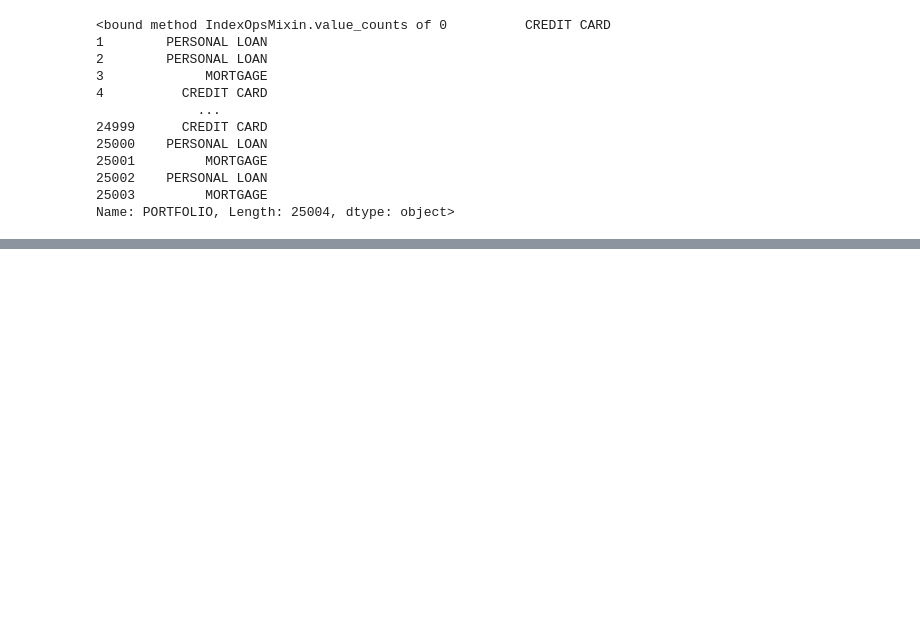
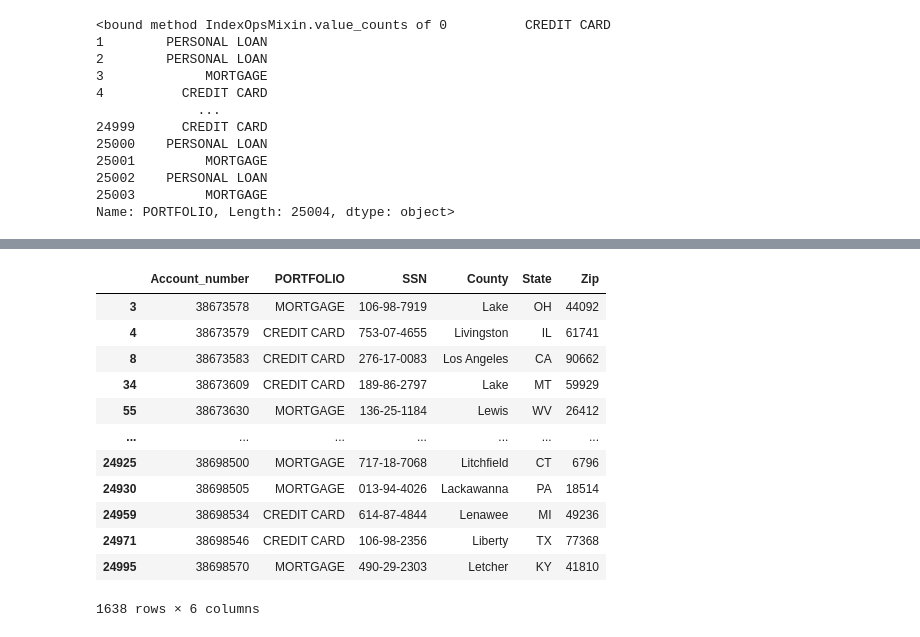
Before and after one commit to rramanswain2001/Python-code, a Jupyter notebook: data analysis with pandas.ipynb, the cells around one changed output, grey strips where cells are left out. Saved outputs shown, nothing was run; the diff lists cells and outputs as text; code cells hidden in the pictures; blank space fills up the shorter version.

```diff
--- a/data analysis with pandas.ipynb
+++ b/data analysis with pandas.ipynb
@@ -1240,0 +1265,20 @@ Name: PORTFOLIO, Length: 25004, dtype: object>
+# %%
+# SPECIAL OPERATOR(LIKE,BETWEEN,AND)
+
+list_vars=['Account_number','PORTFOLIO','SSN','County','State','Zip']
+med_2026_v5=med_2026[list_vars][med_2026['County'].str.startswith('L',na=False)]
+med_2026_v5
+# %% [output]
+|  | Account_number | PORTFOLIO | SSN | County | State | Zip |
+| 3 | 38673578 | MORTGAGE | 106-98-7919 | Lake | OH | 44092 |
+| 4 | 38673579 | CREDIT CARD | 753-07-4655 | Livingston | IL | 61741 |
+| 8 | 38673583 | CREDIT CARD | 276-17-0083 | Los Angeles | CA | 90662 |
+| 34 | 38673609 | CREDIT CARD | 189-86-2797 | Lake | MT | 59929 |
+| 55 | 38673630 | MORTGAGE | 136-25-1184 | Lewis | WV | 26412 |
+| ... | ... | ... | ... | ... | ... | ... |
+| 24925 | 38698500 | MORTGAGE | 717-18-7068 | Litchfield | CT | 6796 |
+| 24930 | 38698505 | MORTGAGE | 013-94-4026 | Lackawanna | PA | 18514 |
+| 24959 | 38698534 | CREDIT CARD | 614-87-4844 | Lenawee | MI | 49236 |
+| 24971 | 38698546 | CREDIT CARD | 106-98-2356 | Liberty | TX | 77368 |
+| 24995 | 38698570 | MORTGAGE | 490-29-2303 | Letcher | KY | 41810 |
+1638 rows × 6 columns
```
Also changed, not shown: parts of 6 cells of this notebook, 1 other file.
